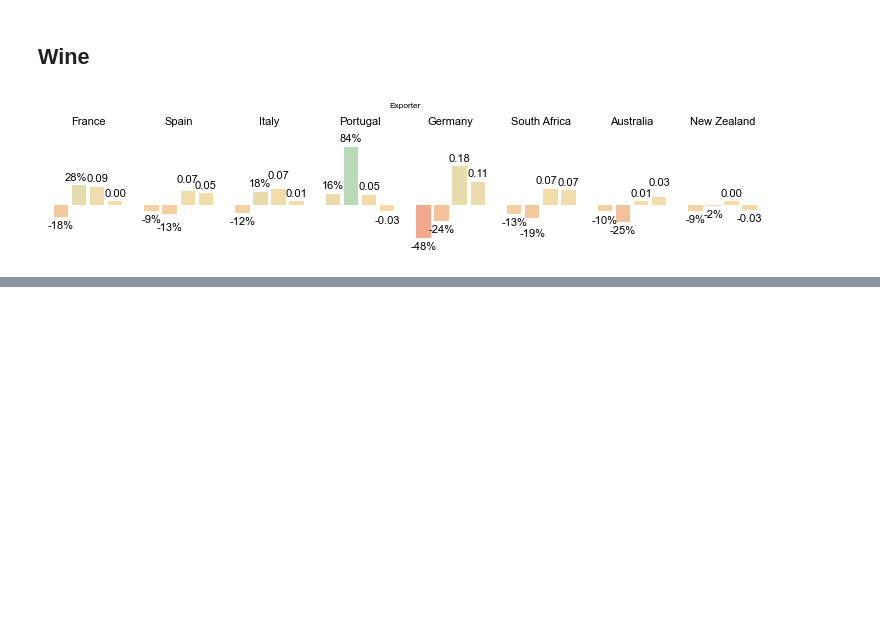
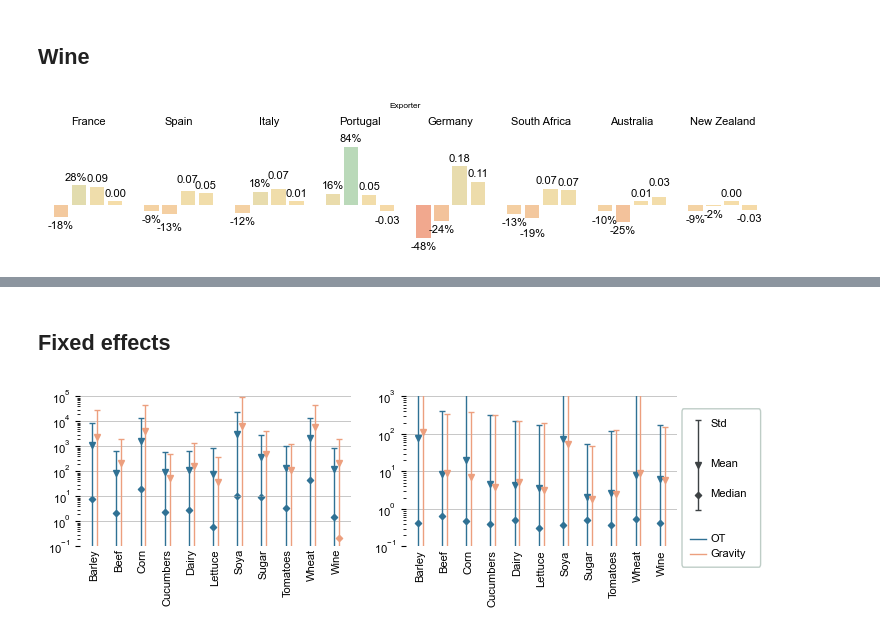
Before and after one commit to ThGaskin/inverse-optimal-transport, a Jupyter notebook: Evaluate.ipynb, the cells around one changed output, grey strips where cells are left out. Drawn from its saved outputs; the diff is of its cells as text; code cells hidden in the pictures; blank space fills up the shorter version.

```diff
--- a/Evaluate.ipynb
+++ b/Evaluate.ipynb
@@ -962,0 +1005,68 @@ for item in dsets.keys():
+# %% [markdown]
+## Fixed effects
+# %%
+# Accuracy panel
+fig, axs = create_accuracy_panel()
+for idx, (key, value) in enumerate(dsets.items()):
+
+    # OT estimates
+    _OT_est = value['Predictions'].sel({"variable": "T_pred"})['mean']
+
+    # Gravity estimates
+    _Gravity_est = value['Gravity_fixed_effects']['predicted']
+
+    # Mean FAO data, averaged over reporter
+    _FAO_data = value['FAO_data'].mean('Reporter', skipna=True)
+
+    # Std on FAO data: we use the OT estimated std which matches the std from the reporter-spread but contains no NaNs or zeros
+    _FAO_std = value['Predictions'].sel({"variable": "T_pred"})['std'].where(lambda x: x>0)
+
+    # RMSE with std
+    axs[0].errorbar(
+        idx-0.1,
+        np.sqrt((_OT_est-_FAO_data)**2).mean(),
+        np.sqrt((_OT_est-_FAO_data)**2).std(),
+        color=colors['c_darkblue'], **ebar_kws, **mean_kws
+    )
+    axs[0].errorbar(
+        idx+0.1,
+        np.sqrt((_Gravity_est-_FAO_data)**2).mean(),
+        np.sqrt((_Gravity_est-_FAO_data)**2).std(),
+        color=colors['c_orange'], **ebar_kws, **mean_kws
+    )
+
+    # Also show the median
+    axs[0].scatter(
+        idx-0.1,
+        np.sqrt((_OT_est-_FAO_data)**2).median(),
+        color=colors['c_darkblue'], **median_kws
+    )
+    axs[0].scatter(
+        idx+0.1,
+        np.sqrt((_Gravity_est-_FAO_data)**2).median(),
+        color=colors['c_orange'], **median_kws
+    )
+
+    # Plot the median residuals in units of the uncertainty
+    rel_RMSE_OT = np.sqrt((_OT_est - _FAO_data)**2 / _FAO_std**2)
+    axs[1].errorbar(idx-0.1, rel_RMSE_OT.mean(), rel_RMSE_OT.std(),
+                   color=colors['c_darkblue'], **ebar_kws, **mean_kws
+    )
+    axs[1].scatter(idx-0.1, rel_RMSE_OT.median(), color=colors['c_darkblue'], **median_kws)
+
+    rel_RMSE_Gravity = np.sqrt((_Gravity_est - _FAO_data)**2 / _FAO_std**2)
+    axs[1].errorbar(idx+0.1 , rel_RMSE_Gravity.mean(), rel_RMSE_Gravity.std(),
+                   color=colors['c_orange'], **ebar_kws, **mean_kws
+    )
+    axs[1].scatter(idx+0.1, rel_RMSE_Gravity.median(), color=colors['c_orange'], **median_kws)
+
+    # Add axis labels
+    for col in [0, 1]:
+        axs[col].text(idx, 0.08, key, ha='center', va='top', rotation=90, bbox=dict(facecolor=colors['c_lightblue'], edgecolor=colors['c_darkgrey'], lw=0., alpha=0., pad=0.5, boxstyle='round'))
+
+axs[0].set_ylim(0.1, 1e5)
+axs[0].set_yscale('log')
+axs[1].set_ylim(0.1, 1000)
+axs[1].set_yscale('log')
+# %% [output]
+[figure, added]
```
Also changed, not shown: parts of 15 cells of this notebook, 17 other files.
